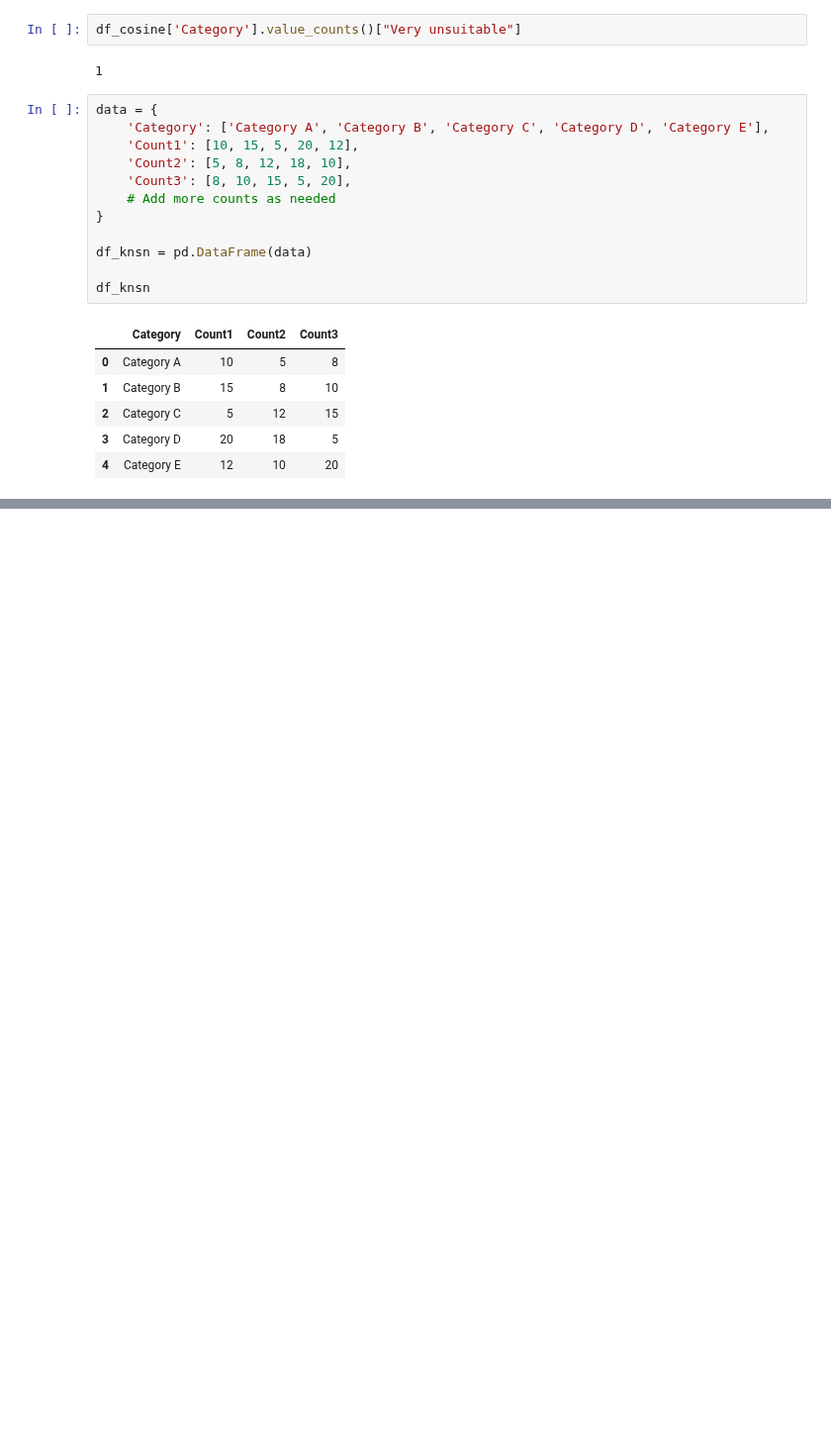
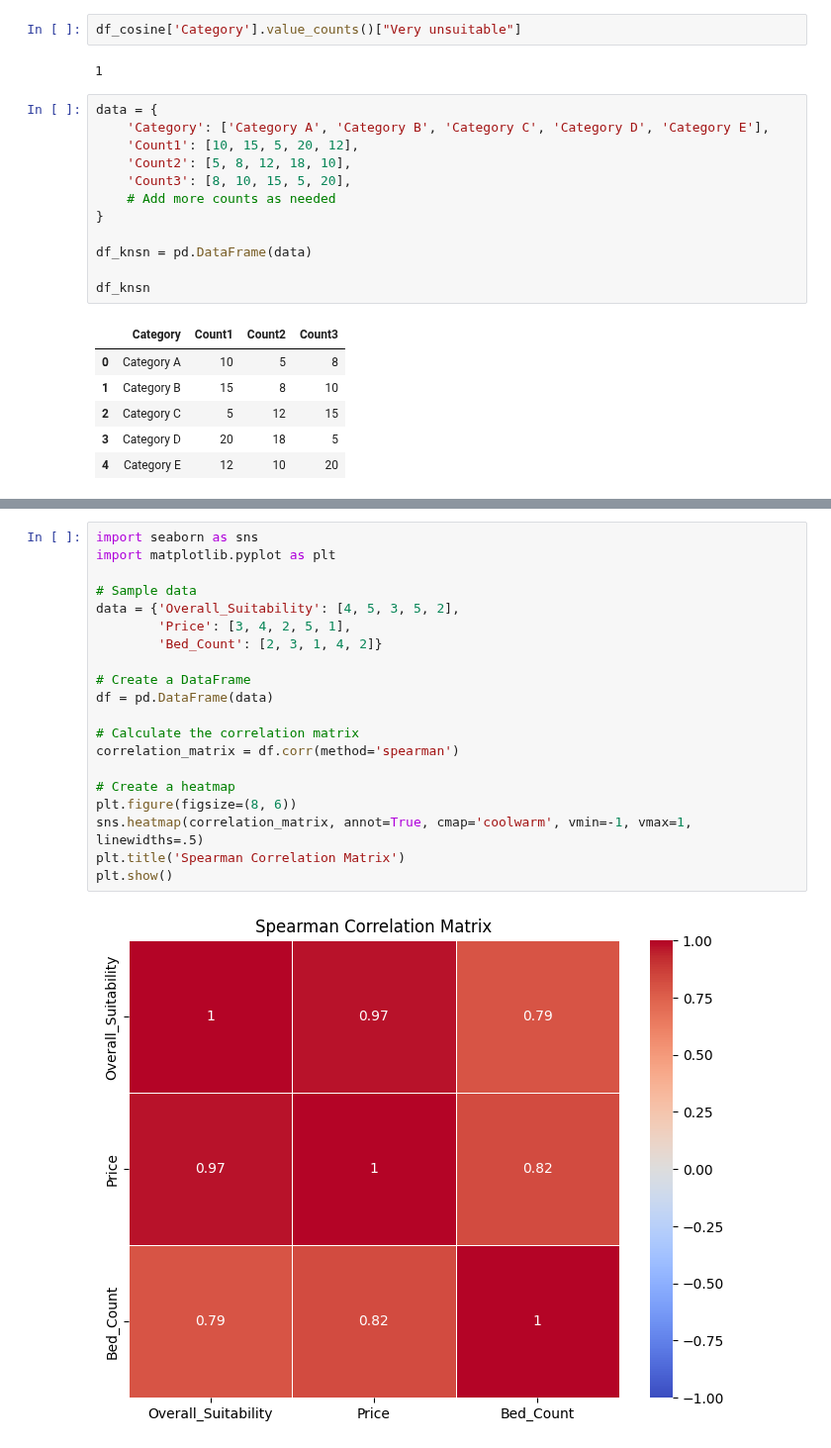
Before and after one commit to oisintheginger/mscfinalproject, a Jupyter notebook: sean_notebooks/final_report_graphs.ipynb, the cells around one changed output, grey strips where cells are left out. Shown at 99% size. Cells and saved outputs as stored; diff of their text form; blank space fills up the shorter version.

```diff
--- a/sean_notebooks/final_report_graphs.ipynb
+++ b/sean_notebooks/final_report_graphs.ipynb
@@ -209,0 +366,22 @@ plt.show()
+# %%
+import seaborn as sns
+import matplotlib.pyplot as plt
+
+# Sample data
+data = {'Overall_Suitability': [4, 5, 3, 5, 2],
+        'Price': [3, 4, 2, 5, 1],
+        'Bed_Count': [2, 3, 1, 4, 2]}
+
+# Create a DataFrame
+df = pd.DataFrame(data)
+
+# Calculate the correlation matrix
+correlation_matrix = df.corr(method='spearman')
+
+# Create a heatmap
+plt.figure(figsize=(8, 6))
+sns.heatmap(correlation_matrix, annot=True, cmap='coolwarm', vmin=-1, vmax=1, linewidths=.5)
+plt.title('Spearman Correlation Matrix')
+plt.show()
+# %% [output]
+[figure, added]
```
Also changed, not shown: parts of 11 cells of this notebook, 1 other file.
